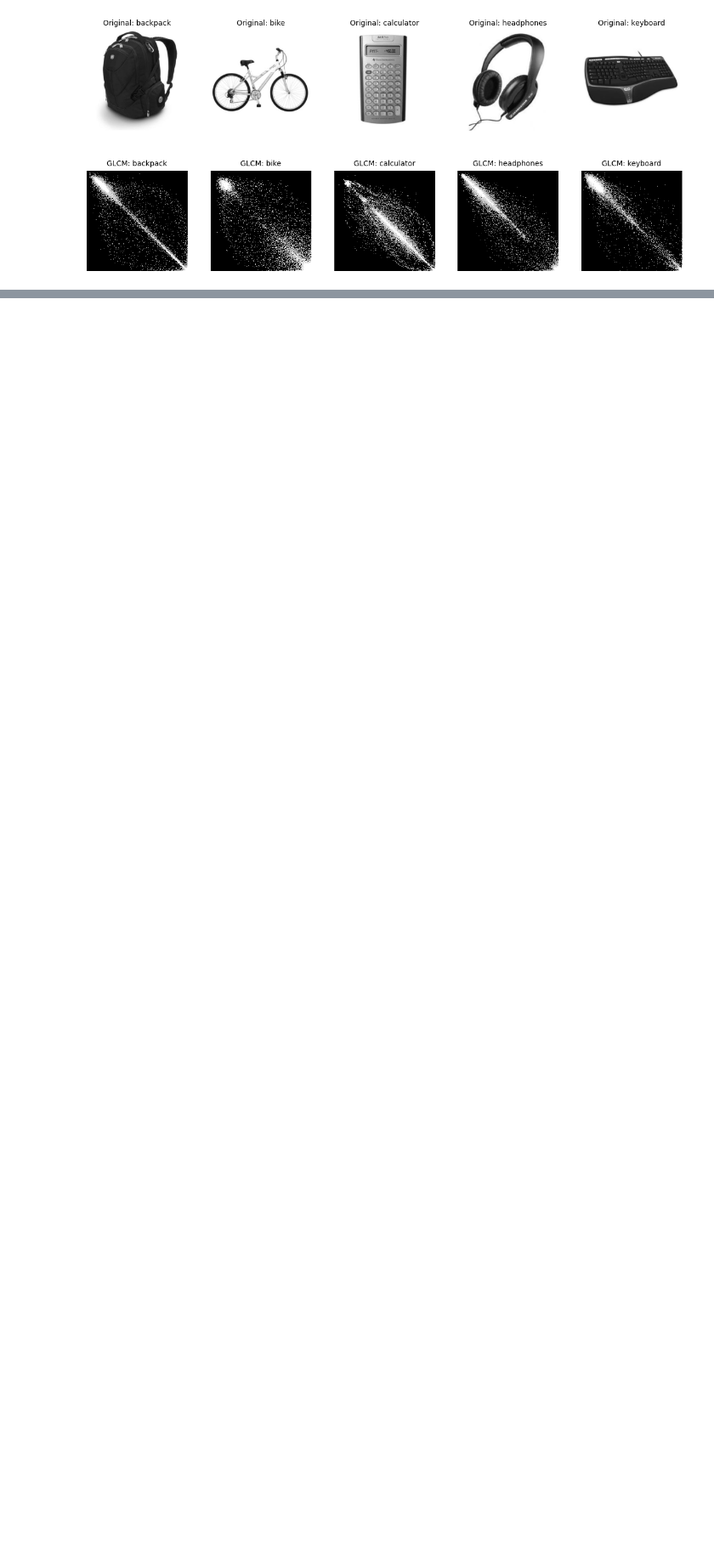
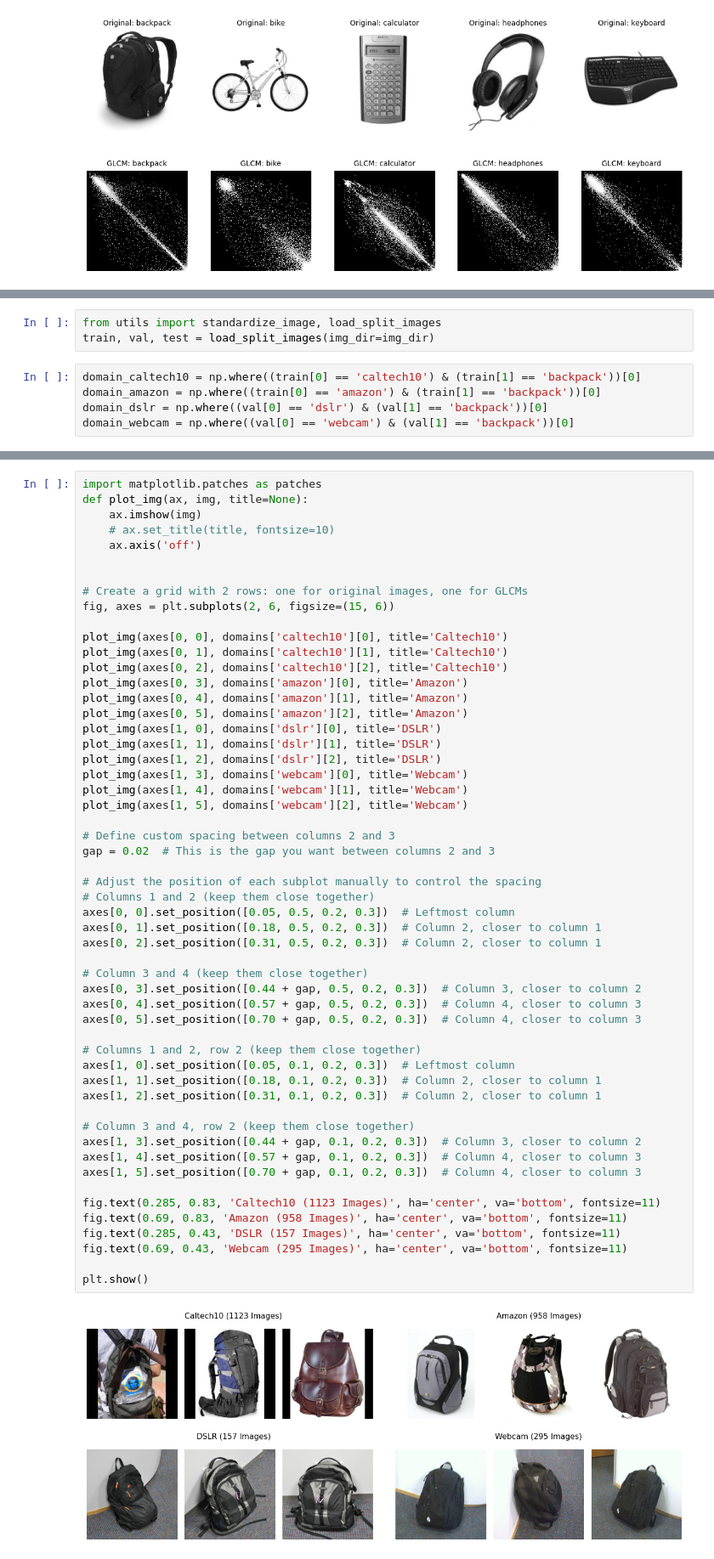
Before and after one commit to kennyalexlin/W281-Domain-Adaptation-Final-Project, a Jupyter notebook: visualisations.ipynb, the cells around one changed output, grey strips where cells are left out. Shown at 85% size. Cells and saved outputs as stored; diff of their text form; blank space fills up the shorter version.

```diff
--- a/visualisations.ipynb
+++ b/visualisations.ipynb
@@ -121,0 +165,8 @@ plot_glcm_results(original_images, glcm_images, selected_categories)
+# %%
+from utils import standardize_image, load_split_images
+train, val, test = load_split_images(img_dir=img_dir)
+# %%
+domain_caltech10 = np.where((train[0] == 'caltech10') & (train[1] == 'backpack'))[0]
+domain_amazon = np.where((train[0] == 'amazon') & (train[1] == 'backpack'))[0]
+domain_dslr = np.where((val[0] == 'dslr') & (val[1] == 'backpack'))[0]
+domain_webcam = np.where((val[0] == 'webcam') & (val[1] == 'backpack'))[0]
@@ -121,0 +224,56 @@ plot_glcm_results(original_images, glcm_images, selected_categories)
+# %%
+import matplotlib.patches as patches
+def plot_img(ax, img, title=None):
+    ax.imshow(img)
+    # ax.set_title(title, fontsize=10)
+    ax.axis('off')
+
+
+# Create a grid with 2 rows: one for original images, one for GLCMs
+fig, axes = plt.subplots(2, 6, figsize=(15, 6))
+
+plot_img(axes[0, 0], domains['caltech10'][0], title='Caltech10')
+plot_img(axes[0, 1], domains['caltech10'][1], title='Caltech10')
+plot_img(axes[0, 2], domains['caltech10'][2], title='Caltech10')
+plot_img(axes[0, 3], domains['amazon'][0], title='Amazon')
+plot_img(axes[0, 4], domains['amazon'][1], title='Amazon')
+plot_img(axes[0, 5], domains['amazon'][2], title='Amazon')
+plot_img(axes[1, 0], domains['dslr'][0], title='DSLR')
+plot_img(axes[1, 1], domains['dslr'][1], title='DSLR')
+plot_img(axes[1, 2], domains['dslr'][2], title='DSLR')
+plot_img(axes[1, 3], domains['webcam'][0], title='Webcam')
+plot_img(axes[1, 4], domains['webcam'][1], title='Webcam')
+plot_img(axes[1, 5], domains['webcam'][2], title='Webcam')
+
+# Define custom spacing between columns 2 and 3
+gap = 0.02  # This is the gap you want between columns 2 and 3
+
+# Adjust the position of each subplot manually to control the spacing
+# Columns 1 and 2 (keep them close together)
+axes[0, 0].set_position([0.05, 0.5, 0.2, 0.3])  # Leftmost column
+axes[0, 1].set_position([0.18, 0.5, 0.2, 0.3])  # Column 2, closer to column 1
+axes[0, 2].set_position([0.31, 0.5, 0.2, 0.3])  # Column 2, closer to column 1
+
+# Column 3 and 4 (keep them close together)
+axes[0, 3].set_position([0.44 + gap, 0.5, 0.2, 0.3])  # Column 3, closer to column 2
+axes[0, 4].set_position([0.57 + gap, 0.5, 0.2, 0.3])  # Column 4, closer to column 3
+axes[0, 5].set_position([0.70 + gap, 0.5, 0.2, 0.3])  # Column 4, closer to column 3
+
+# Columns 1 and 2, row 2 (keep them close together)
+axes[1, 0].set_position([0.05, 0.1, 0.2, 0.3])  # Leftmost column
+axes[1, 1].set_position([0.18, 0.1, 0.2, 0.3])  # Column 2, closer to column 1
+axes[1, 2].set_position([0.31, 0.1, 0.2, 0.3])  # Column 2, closer to column 1
+
+# Column 3 and 4, row 2 (keep them close together)
+axes[1, 3].set_position([0.44 + gap, 0.1, 0.2, 0.3])  # Column 3, closer to column 2
+axes[1, 4].set_position([0.57 + gap, 0.1, 0.2, 0.3])  # Column 4, closer to column 3
+axes[1, 5].set_position([0.70 + gap, 0.1, 0.2, 0.3])  # Column 4, closer to column 3
+
+fig.text(0.285, 0.83, 'Caltech10 (1123 Images)', ha='center', va='bottom', fontsize=11)
+fig.text(0.69, 0.83, 'Amazon (958 Images)', ha='center', va='bottom', fontsize=11)
+fig.text(0.285, 0.43, 'DSLR (157 Images)', ha='center', va='bottom', fontsize=11)
+fig.text(0.69, 0.43, 'Webcam (295 Images)', ha='center', va='bottom', fontsize=11)
+
+plt.show()
+# %% [output]
+[figure, added]
```
Also changed, not shown: parts of 5 cells of this notebook, 1 other file.
